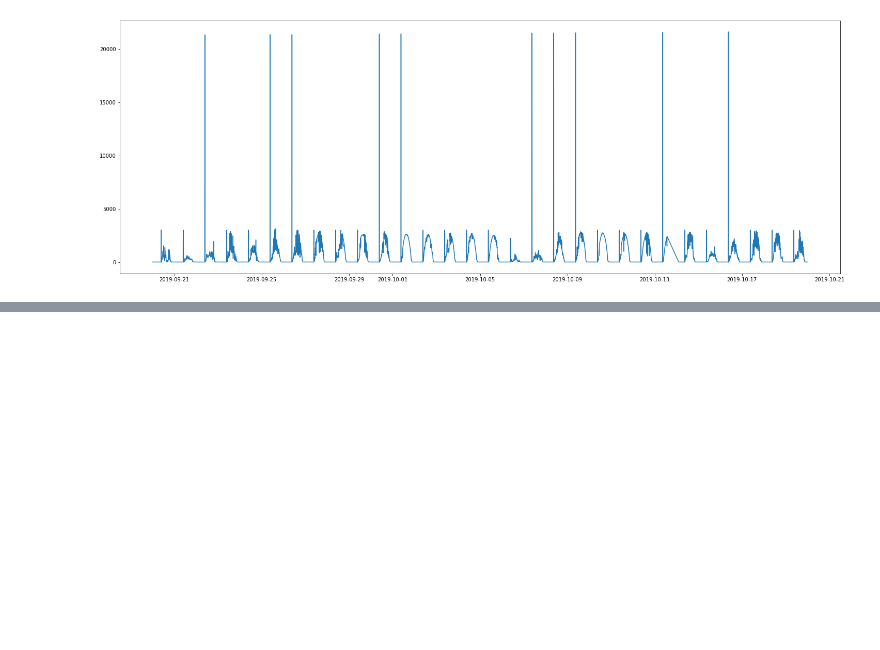
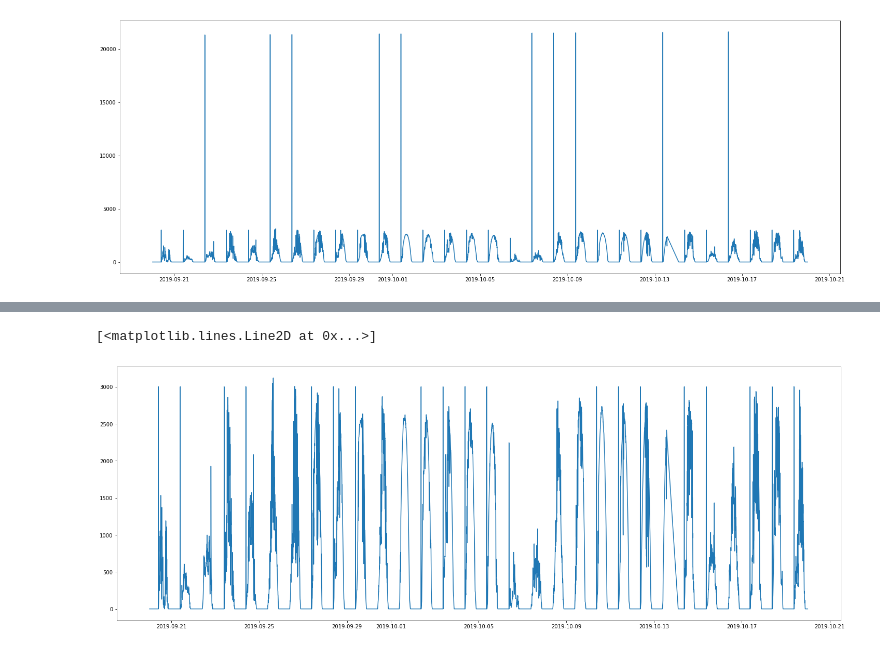
Before and after one commit to leogargitter/cice_analise_de_series_temporais, a Jupyter notebook: paineis_solares_antigos/paineis_solares_antigos.ipynb, the cells around one changed output, grey strips where cells are left out. Drawn from its saved outputs; the diff is of its cells as text; code cells hidden in the pictures; blank space fills up the shorter version.

```diff
--- a/paineis_solares_antigos/paineis_solares_antigos.ipynb
+++ b/paineis_solares_antigos/paineis_solares_antigos.ipynb
@@ -76,0 +108,3 @@ plt.plot(df_solar.truncate('2019-09-20','2019-10-20'))
+# %%
+df_solar = df_solar[df_solar['Value']<8000]
+df_solar.describe()
@@ -76,0 +121,6 @@ plt.plot(df_solar.truncate('2019-09-20','2019-10-20'))
+# %%
+plt.figure(figsize=(25,9))
+plt.plot(df_solar.truncate('2019-09-20','2019-10-20'))
+# %% [output]
+[<matplotlib.lines.Line2D at 0x...>]
+[figure, added]
```
Also changed, not shown: parts of 24 cells of this notebook, 8 other files.
